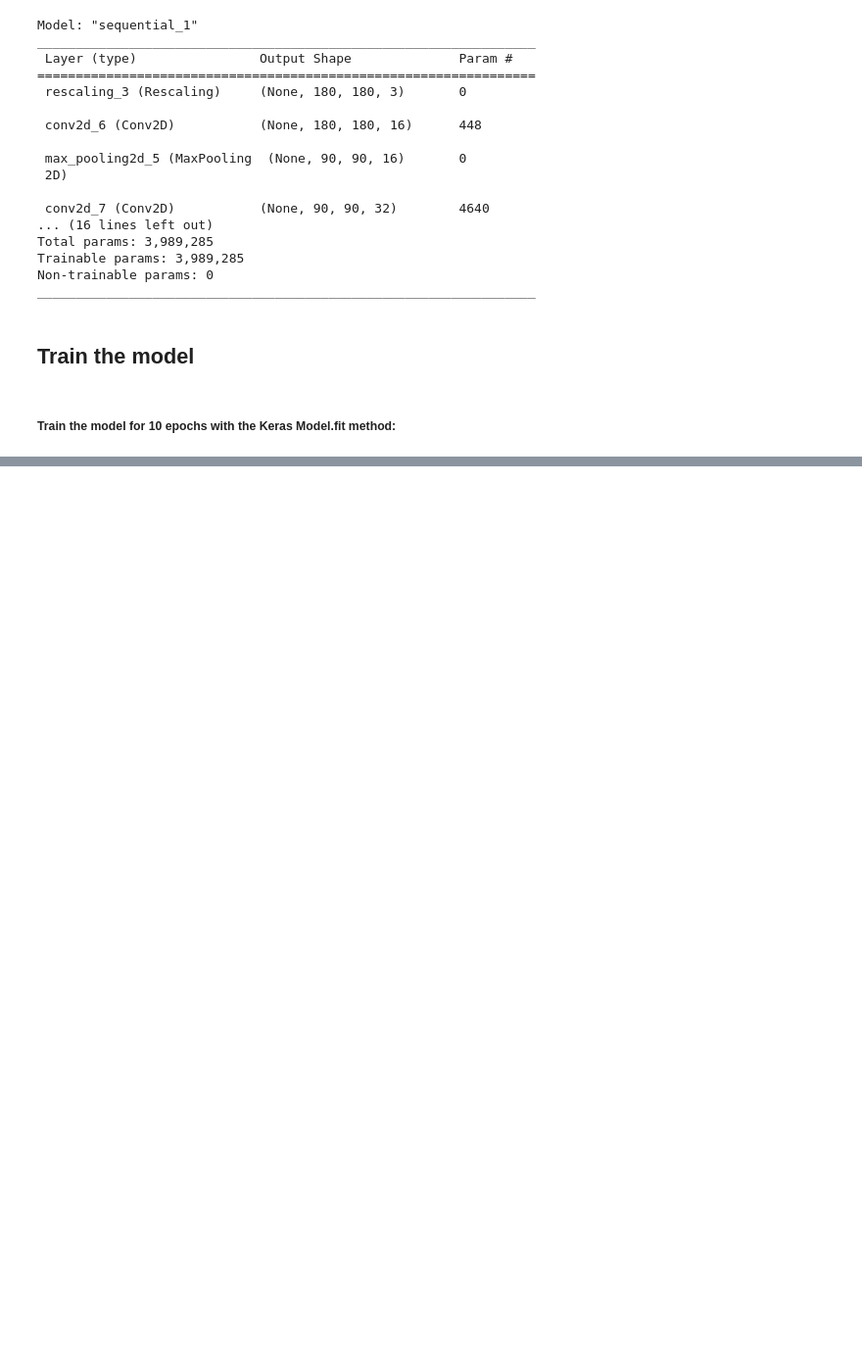
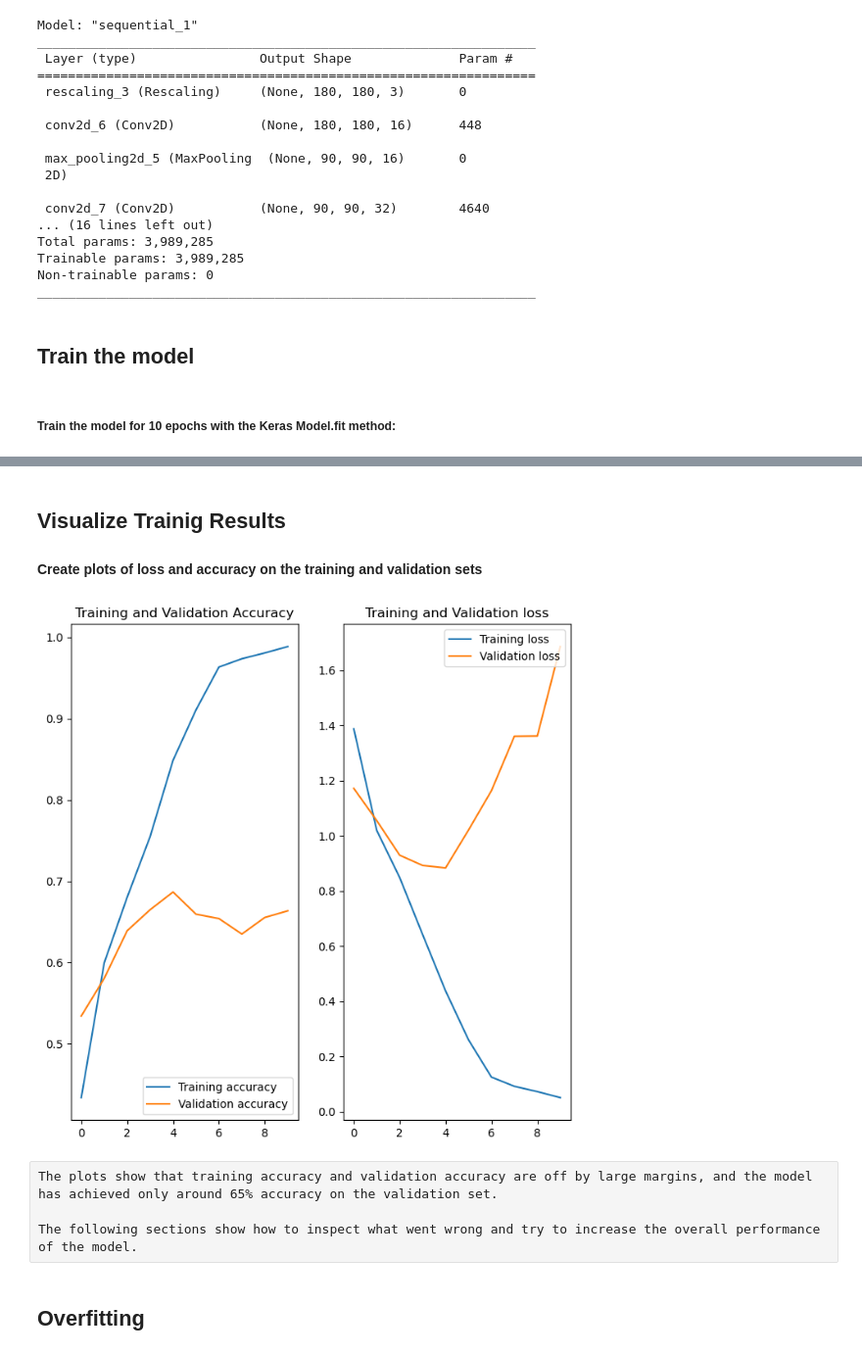
Before and after one commit to AiJared/DeepImageClassification, a Jupyter notebook: Image Classification 2.ipynb, the cells around one changed output, grey strips where cells are left out. Shown at 98% size. Cells and saved outputs as stored; diff of their text form; code cells hidden in the pictures; blank space fills up the shorter version.

```diff
--- a/Image Classification 2.ipynb
+++ b/Image Classification 2.ipynb
@@ -218,0 +236,34 @@ Epoch 2/10
+# %% [markdown]
+## Visualize Trainig Results
+
+#### Create plots of loss and accuracy on the training and validation sets
+# %%
+acc = history.history['accuracy']
+val_acc = history.history['val_accuracy']
+
+loss = history.history['loss']
+val_loss = history.history["val_loss"]
+
+epochs_range = range(epochs)
+
+plt.figure(figsize=(8, 8))
+plt.subplot(1, 2, 1)
+plt.plot(epochs_range, acc, label="Training accuracy")
+plt.plot(epochs_range, val_acc, label="Validation accuracy")
+plt.legend(loc="lower right")
+plt.title("Training and Validation Accuracy")
+
+plt.subplot(1,2,2)
+plt.plot(epochs_range, loss, label="Training loss")
+plt.plot(epochs_range, val_loss, label="Validation loss")
+plt.legend(loc="upper right")
+plt.title("Training and Validation loss")
+plt.show()
+# %% [output]
+[figure, added]
+# %% [raw]
+The plots show that training accuracy and validation accuracy are off by large margins, and the model has achieved only around 65% accuracy on the validation set.
+
+The following sections show how to inspect what went wrong and try to increase the overall performance of the model.
+# %% [markdown]
+## Overfitting
```
Also changed, not shown: parts of 10 cells of this notebook.
